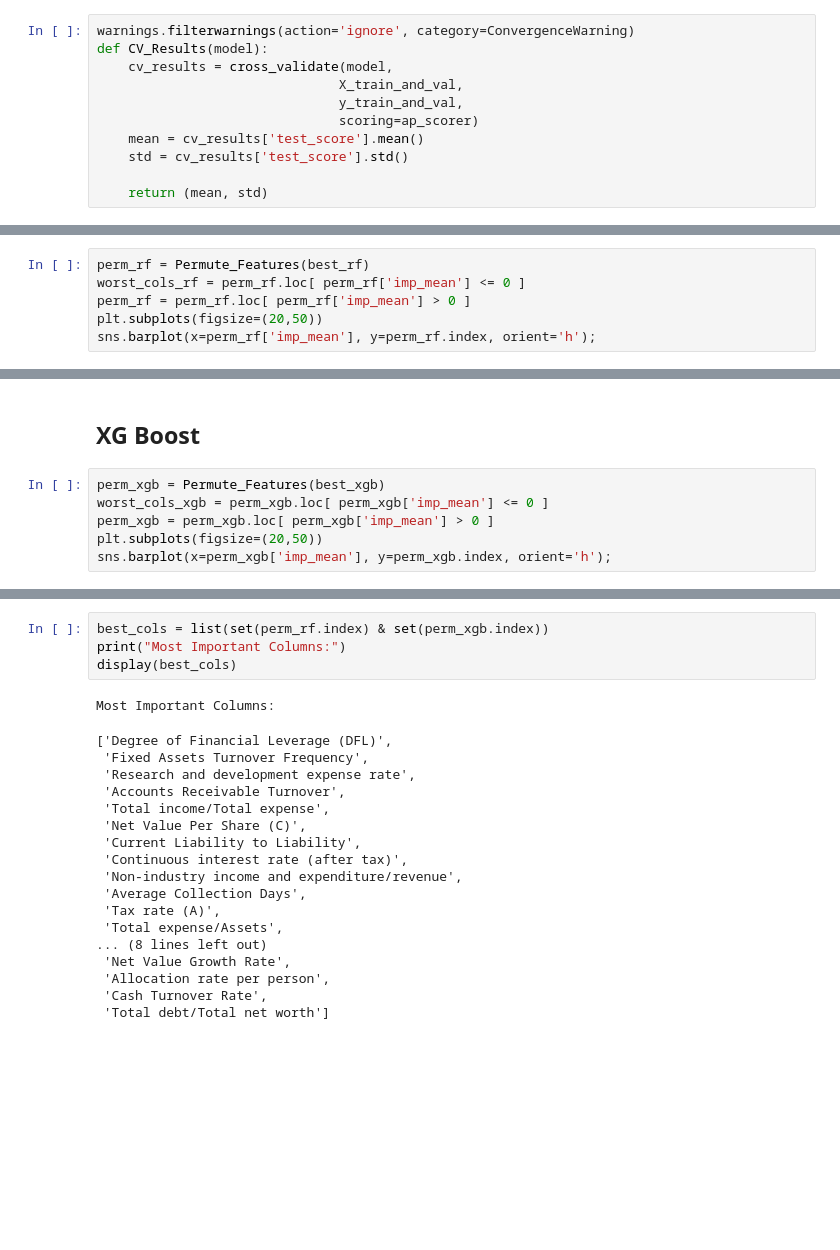
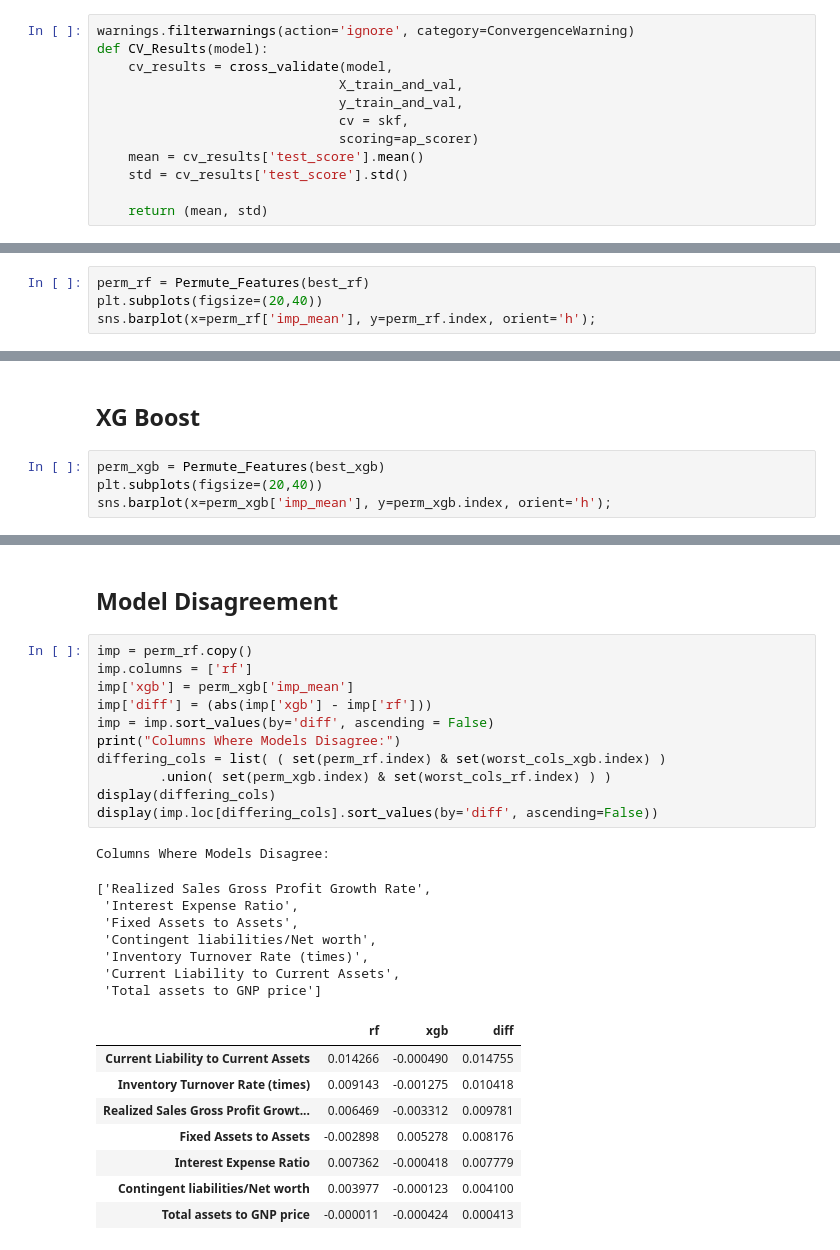
Before and after one commit to ScottAllenJefferys/Bankruptcy, a Jupyter notebook: Bankruptcy.ipynb, the cells around one changed output, grey strips where cells are left out. Drawn from its saved outputs; the diff is of its cells as text; blank space fills up the shorter version.

```diff
--- a/Bankruptcy.ipynb
+++ b/Bankruptcy.ipynb
@@ -187,6 +185,7 @@ def CV_Results(model):
     cv_results = cross_validate(model,
                                X_train_and_val,
                                y_train_and_val,
+                               cv = skf,
                                scoring=ap_scorer)
     mean = cv_results['test_score'].mean()
     std = cv_results['test_score'].std()
@@ -772,7 +771,5 @@ def Permute_Features(model):
 ## Random Forest
 # %%
 perm_rf = Permute_Features(best_rf)
-worst_cols_rf = perm_rf.loc[ perm_rf['imp_mean'] <= 0 ]
-perm_rf = perm_rf.loc[ perm_rf['imp_mean'] > 0 ]
-plt.subplots(figsize=(20,50))
+plt.subplots(figsize=(20,40))
 sns.barplot(x=perm_rf['imp_mean'], y=perm_rf.index, orient='h');
@@ -782,7 +777,5 @@ sns.barplot(x=perm_rf['imp_mean'], y=perm_rf.index, orient='h');
 ## XG Boost
 # %%
 perm_xgb = Permute_Features(best_xgb)
-worst_cols_xgb = perm_xgb.loc[ perm_xgb['imp_mean'] <= 0 ]
-perm_xgb = perm_xgb.loc[ perm_xgb['imp_mean'] > 0 ]
-plt.subplots(figsize=(20,50))
+plt.subplots(figsize=(20,40))
 sns.barplot(x=perm_xgb['imp_mean'], y=perm_xgb.index, orient='h');
@@ -801,23 +818,30 @@ Drop These Columns in the Wrangle Function:
-# %%
-best_cols = list(set(perm_rf.index) & set(perm_xgb.index))
-print("Most Important Columns:")
-display(best_cols)
-# %% [output]
-Most Important Columns:
-['Degree of Financial Leverage (DFL)',
- 'Fixed Assets Turnover Frequency',
- 'Research and development expense rate',
- 'Accounts Receivable Turnover',
- 'Total income/Total expense',
- 'Net Value Per Share (C)',
- 'Current Liability to Liability',
- 'Continuous interest rate (after tax)',
- 'Non-industry income and expenditure/revenue',
- 'Average Collection Days',
- 'Tax rate (A)',
- 'Total expense/Assets',
-... (8 lines left out)
- 'Net Value Growth Rate',
- 'Allocation rate per person',
- 'Cash Turnover Rate',
- 'Total debt/Total net worth']
+# %% [markdown]
+## Model Disagreement
+# %%
+imp = perm_rf.copy()
+imp.columns = ['rf']
+imp['xgb'] = perm_xgb['imp_mean']
+imp['diff'] = (abs(imp['xgb'] - imp['rf']))
+imp = imp.sort_values(by='diff', ascending = False)
+print("Columns Where Models Disagree:")
+differing_cols = list( ( set(perm_rf.index) & set(worst_cols_xgb.index) )
+        .union( set(perm_xgb.index) & set(worst_cols_rf.index) ) )
+display(differing_cols)
+display(imp.loc[differing_cols].sort_values(by='diff', ascending=False))
+# %% [output]
+Columns Where Models Disagree:
+['Realized Sales Gross Profit Growth Rate',
+ 'Interest Expense Ratio',
+ 'Fixed Assets to Assets',
+ 'Contingent liabilities/Net worth',
+ 'Inventory Turnover Rate (times)',
+ 'Current Liability to Current Assets',
+ 'Total assets to GNP price']
+|  | rf | xgb | diff |
+| Current Liability to Current Assets | 0.014266 | -0.000490 | 0.014755 |
+| Inventory Turnover Rate (times) | 0.009143 | -0.001275 | 0.010418 |
+| Realized Sales Gross Profit Growt... | 0.006469 | -0.003312 | 0.009781 |
+| Fixed Assets to Assets | -0.002898 | 0.005278 | 0.008176 |
+| Interest Expense Ratio | 0.007362 | -0.000418 | 0.007779 |
+| Contingent liabilities/Net worth | 0.003977 | -0.000123 | 0.004100 |
+| Total assets to GNP price | -0.000011 | -0.000424 | 0.000413 |
```
Also changed, not shown: parts of 57 cells of this notebook.
